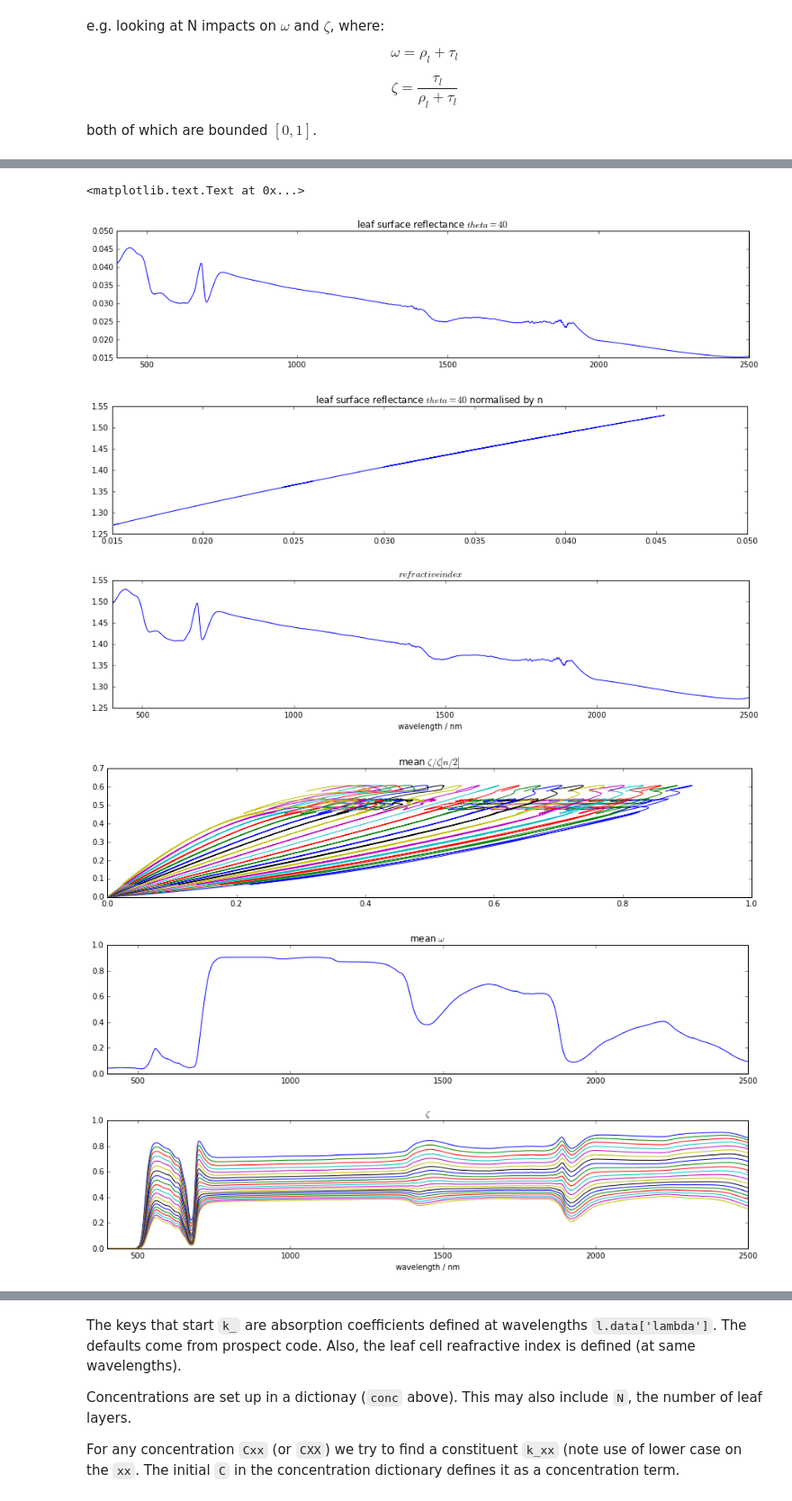
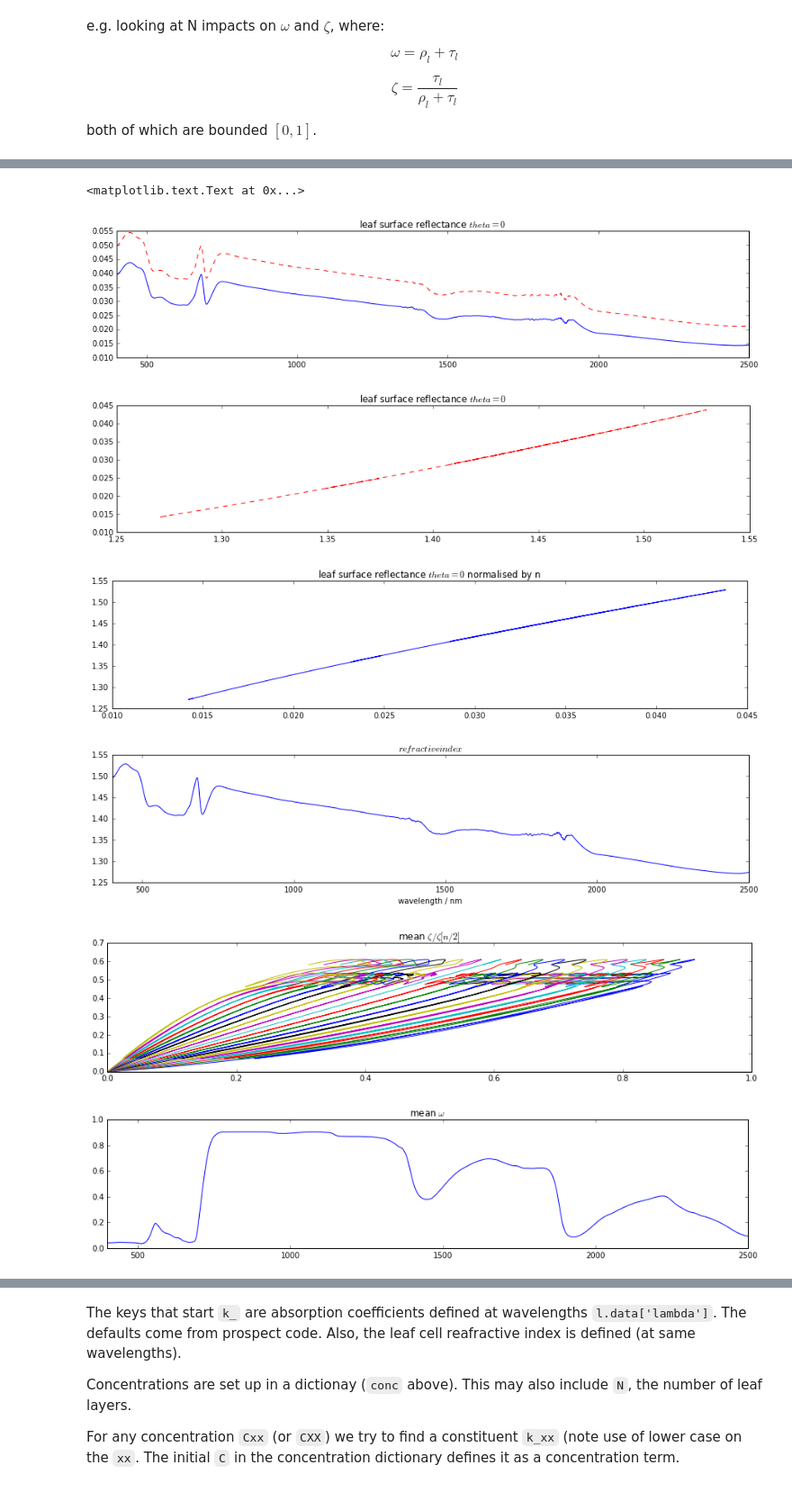
Before and after one commit to UCL-EO/leaf, a Jupyter notebook: demonstration.ipynb, the cells around one changed output, grey strips where cells are left out. Shown at 90% size. Drawn from its saved outputs; the diff is of its cells as text; code cells hidden in the pictures.

Commit message:
updated from leaf

```diff
--- a/demonstration.ipynb
+++ b/demonstration.ipynb
@@ -60,20 +60,31 @@ nsamp = 20
 dN = (Nlim[1]-Nlim[0])/float(nsamp-1)
 omega = np.zeros((nsamp,l.nw[0]))
 zeta = np.zeros_like(omega)
-theta = 40.
+theta = 0.
 #theta = 90.
 l.theta=theta
 
 # get the leaf surface reflectance
 # to normalise omega if want
 # or set to 0
-conc = {'theta': theta, 'Cm':100000.0, 'Cw':100000.0, 'N':1.0}
+conc = {'theta': theta, 'Cm':10000000.0, 'Cw':10000000.0, 'N':1.0}
 l.rt(conc)
 surf = l.r
 plt.figure(figsize=(15,3))
 plt.plot(l.data['lambda'],surf)
 plt.xlim(l.data['lambda'][0],l.data['lambda'][-1])
+# lewis and disney 2007
+winf = -.0492-0.00618*l.data['refractive']+0.04836*l.data['refractive']*l.data['refractive']
+plt.plot(l.data['lambda'],winf,'r--')
 plt.title('leaf surface reflectance $theta=%.0f$'%theta)
+
+plt.figure(figsize=(15,3))
+# lewis and disney 2007
+winf = -.0492-0.0618*l.data['refractive']+0.04836*l.data['refractive']*l.data['refractive']
+plt.plot(l.data['refractive'],surf,'r--')
+plt.title('leaf surface reflectance $theta=%.0f$'%theta)
+
+
 
 plt.figure(figsize=(15,3))
 plt.plot(surf,l.data['refractive'])
@@ -112,36 +123,36 @@ plt.plot(l.data['lambda'],om)
 plt.xlim(l.data['lambda'][0],l.data['lambda'][-1])
 plt.title('mean $\omega$')
 
 plt.figure(figsize=(15,3))
 plt.plot(l.data['lambda'],zeta.T)
 plt.title('$\zeta$')
 plt.xlabel('wavelength / nm')
 plt.xlim(l.data['lambda'][0],l.data['lambda'][-1])
 
 plt.figure(figsize=(15,3))
 #zr = zeta/np.array([zeta[nsamp/2]]*nsamp)
 #plt.plot(l.data['lambda'],zr.T,'+')
 #plt.plot(np.array([omega.mean(axis=0)]*nsamp).T,zeta.T,'+')
 plt.plot(omega.T,zeta.T/np.array([omega.mean(axis=0)]*nsamp).T,'+')
 plt.title('vvv relative $\omega/\zeta$')
 
 plt.figure(figsize=(15,3))
 plt.plot(l.data['lambda'],omega.T)
 plt.title('$\omega$')
 plt.xlabel('wavelength / nm')
 plt.xlim(l.data['lambda'][0],l.data['lambda'][-1])
 
 plt.figure(figsize=(15,3))
 #zr = zeta/np.array([zeta[nsamp/2]]*nsamp)
 #plt.plot(l.data['lambda'],zr.T,'+')
 plt.plot(np.array([zeta.mean(axis=0)]*nsamp).T,zeta.T,'+')
 plt.title('relative ${mean \zeta}/\zeta$')
 # %% [output]
 keys available: ['k_Cm', 'k_Car', 'refractive', 'Rsoil2', 'Rsoil1', 'k_Brown', 'Ed', 'k_Cw', 'k_Cab', 'Es', 'lambda']
 <matplotlib.text.Text at 0x...>
-[figure, old version]
+[figure, new version]
-[figure, old version]
+[figure, new version]
-[figure, old version]
+[figure, new version]
-[figure, old version]
+[figure, new version]
-[figure, old version]
+[figure, new version]
-[figure, old version]
+[figure, new version]
```
Also changed, not shown: parts of 1 cell of this notebook.
